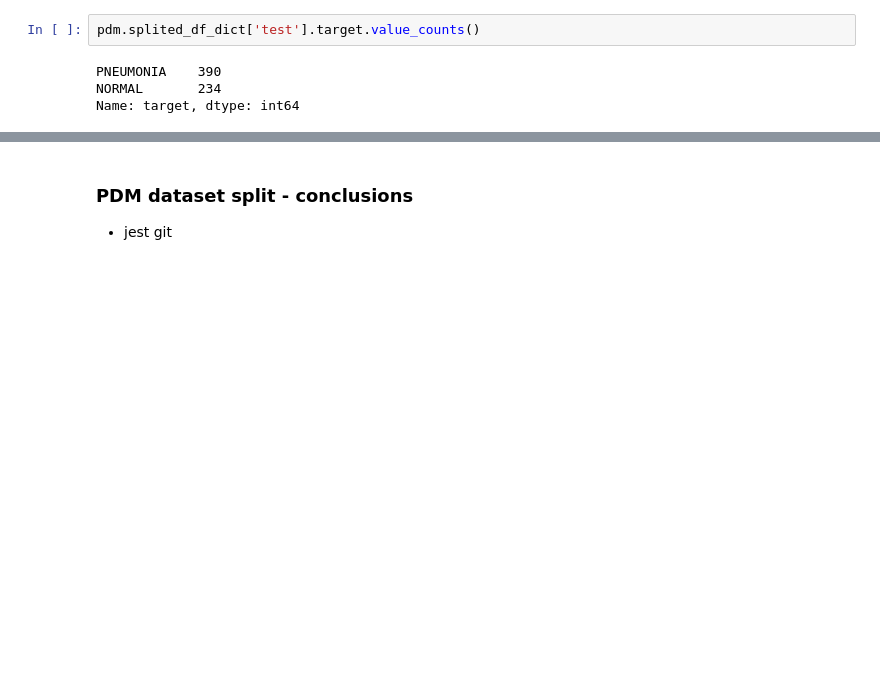
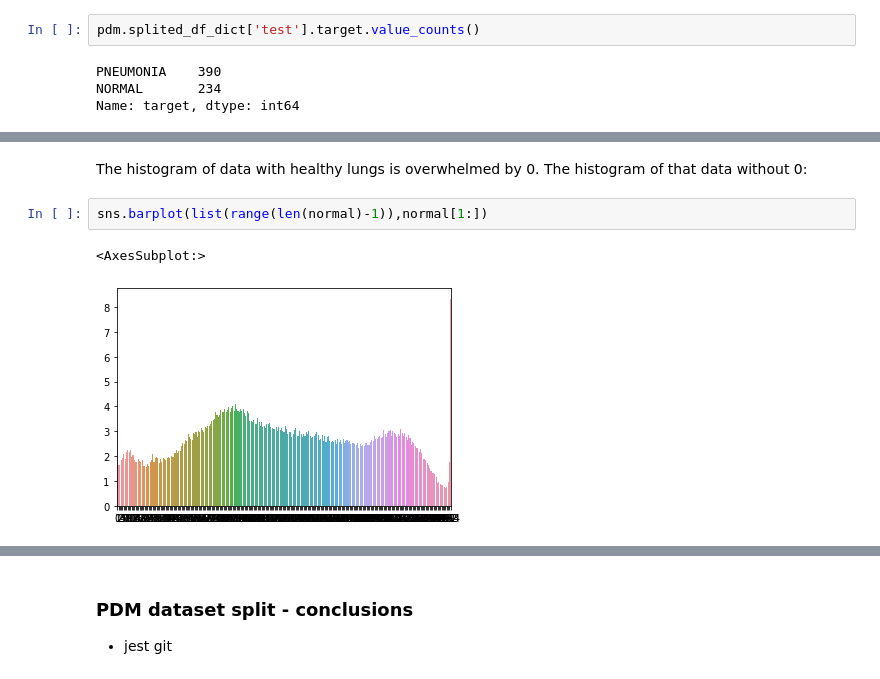
Before and after one commit to akkolyth/bayesian-pneumonia-detection, a Jupyter notebook: EDA/EDA.ipynb, the cells around one changed output, grey strips where cells are left out. Saved outputs shown, nothing was run; the diff lists cells and outputs as text; blank space fills up the shorter version.

```diff
--- a/EDA/EDA.ipynb
+++ b/EDA/EDA.ipynb
@@ -176,0 +199,8 @@ Name: target, dtype: int64
+# %% [markdown]
+The histogram of data with healthy lungs is overwhelmed by 0.
+The histogram of that data without 0:
+# %%
+sns.barplot(list(range(len(normal)-1)),normal[1:])
+# %% [output]
+<AxesSubplot:>
+[figure, added]
```
Also changed, not shown: parts of 13 cells of this notebook.
